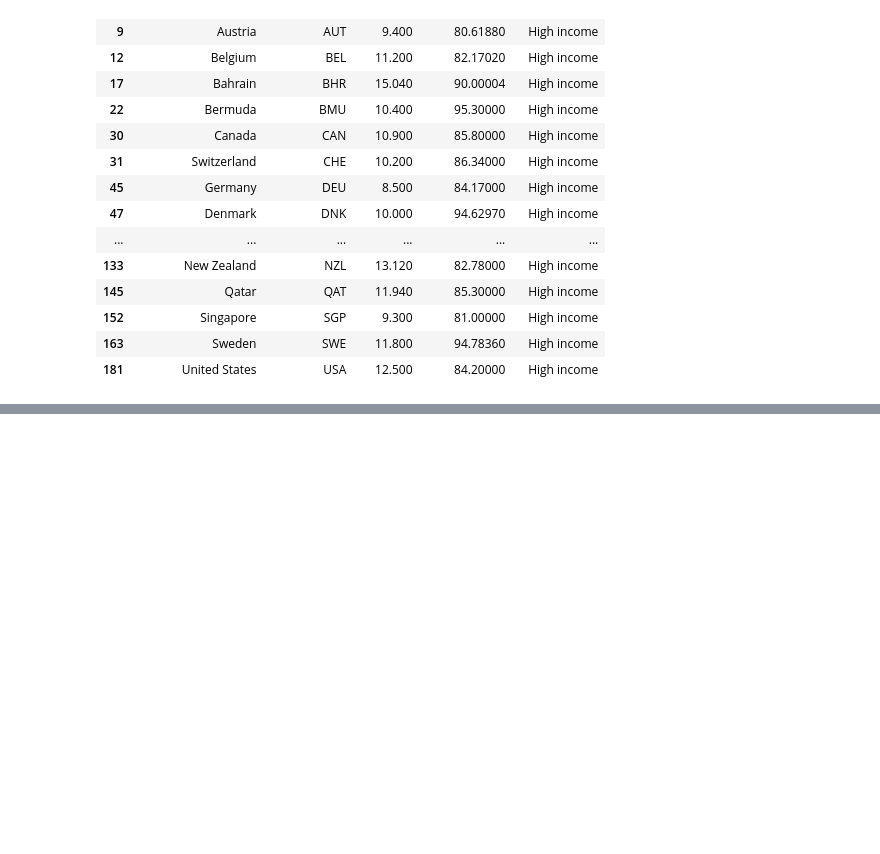
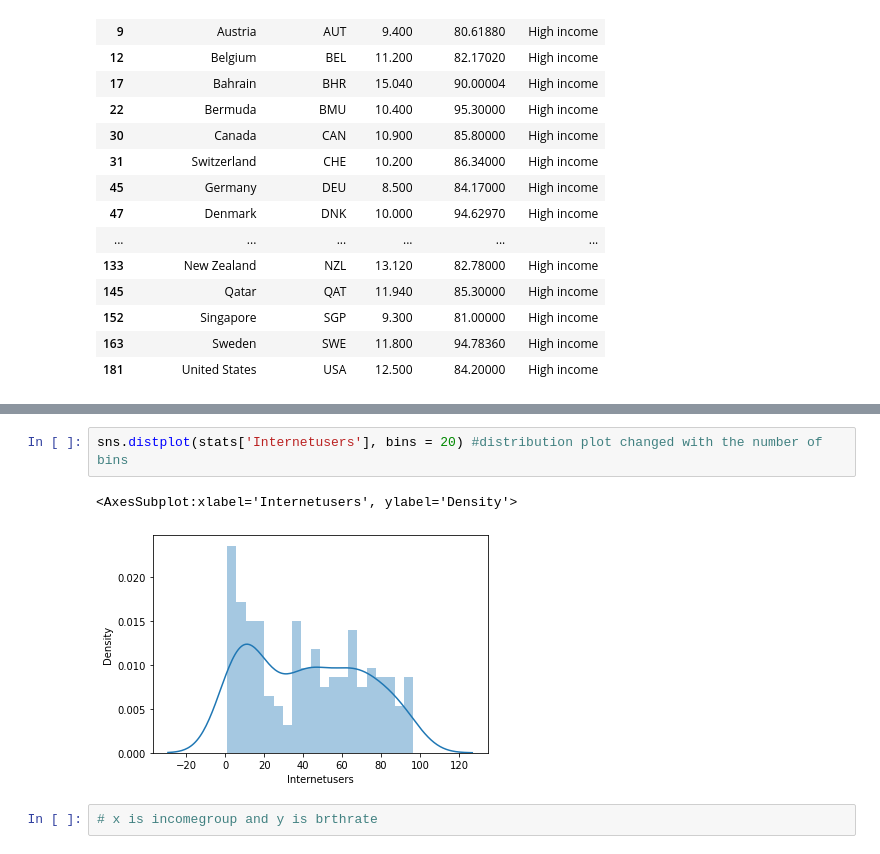
Before and after one commit to Md-Kashif/DSFEB12, a Jupyter notebook: Python_Day_2_(Visualization)_.ipynb, the cells around one changed output, grey strips where cells are left out. Saved outputs shown, nothing was run; the diff lists cells and outputs as text; blank space fills up the shorter version.

```diff
--- a/Python_Day_2_(Visualization)_.ipynb
+++ b/Python_Day_2_(Visualization)_.ipynb
@@ -272,0 +359,7 @@ stats[filter2]
+# %%
+sns.distplot(stats['Internetusers'], bins = 20) #distribution plot changed with the number of bins
+# %% [output]
+<AxesSubplot:xlabel='Internetusers', ylabel='Density'>
+[figure, added]
+# %%
+# x is incomegroup and y is brthrate
```
Also changed, not shown: parts of 23 cells of this notebook.
